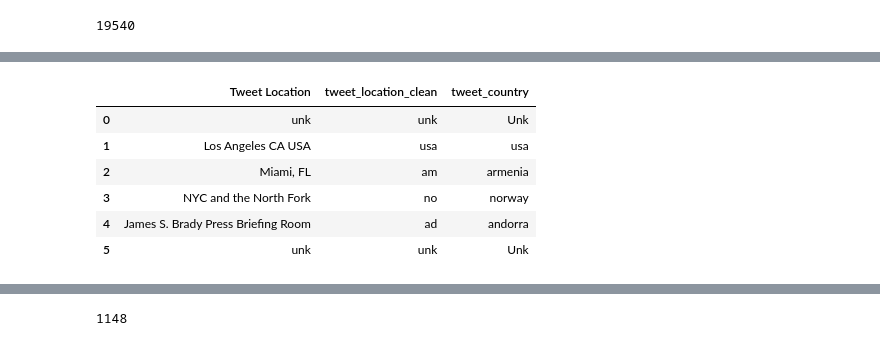
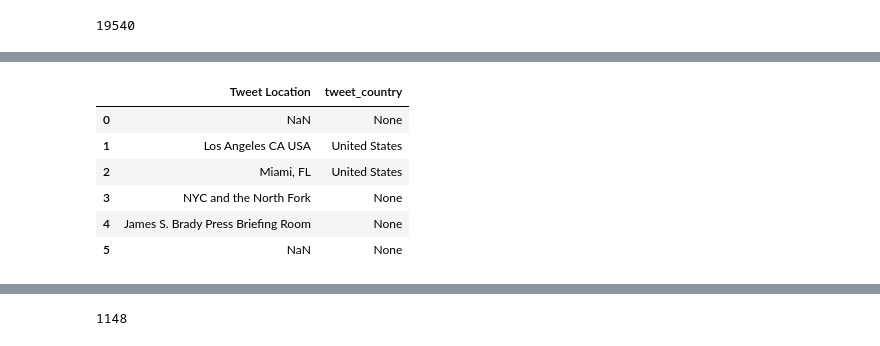
Before and after one commit to Andrea-Gauger/covid19-twitter-analysis, a Jupyter notebook: documents/01_eda_cleaning.ipynb, the cells around one changed output, grey strips where cells are left out. Cells and saved outputs as stored; diff of their text form; code cells hidden in the pictures.

Commit message:
country_correct

```diff
--- a/documents/01_eda_cleaning.ipynb
+++ b/documents/01_eda_cleaning.ipynb
@@ -473,3 +477,35 @@ def extraer_pais(texto):
+# %%
+# 4. Estados de EE.UU. (como antes)
+us_states = [
+    'alabama', 'alaska', 'arizona', 'arkansas', 'california', 'colorado', 'connecticut', 'delaware',
+    'florida', 'georgia', 'hawaii', 'idaho', 'illinois', 'indiana', 'iowa', 'kansas', 'kentucky',
+    'louisiana', 'maine', 'maryland', 'massachusetts', 'michigan', 'minnesota', 'mississippi',
+    'missouri', 'montana', 'nebraska', 'nevada', 'new hampshire', 'new jersey', 'new mexico',
+    'new york', 'north carolina', 'north dakota', 'ohio', 'oklahoma', 'oregon', 'pennsylvania',
+    'rhode island', 'south carolina', 'south dakota', 'tennessee', 'texas', 'utah', 'vermont',
+    'virginia', 'washington', 'west virginia', 'wisconsin', 'wyoming', "al", "ak", "az", "ar",
+    "ca", "co", "ct", "de", "fl", "ga", "hi", "id", "il", "in", "ia", "ks", "ky", "la", "me", "md",
+    "ma", "mi", "mn", "ms", "mo", "mt", "ne", "nv", "nh", "nj", "nm", "ny", "nc", "nd", "oh", "ok",
+    "or", "pa", "ri", "sc", "sd", "tn", "tx", "ut", "vt", "va", "wa", "wv", "wi", "wy"]
+# %%
+# Normalización
+def normalize_location(location):
+    if pd.isnull(location):
+        return None
+    location = location.lower()
+
+    # Prioridad 1: Estados de EE.UU.
+    for state in us_states:
+        if re.search(rf'\b{re.escape(state)}\b', location):
+            return "United States"
+
+    # Prioridad 2: Búsqueda en country_dict
+    for country, variants in country_dict.items():
+        for variant in variants:
+            if re.search(rf'\b{re.escape(variant)}\b', location):
+                return country
+
+    return None
 # %%
-# Aplicamos la función a la columna
-df_covid['tweet_location_clean'] = df_covid['Tweet Location'].apply(extraer_pais)
+# Aplicar al DataFrame
+df_covid['tweet_country'] = df_covid["Tweet Location"].apply(normalize_location)
@@ -509,13 +512,10 @@ country_map['other'] = 'Unk'
-# %%
-# Aplicar el mapeo a la columna 'tweet_location_clean' y guardar el resultado en una nueva columna 'tweet_country'
-df_covid['tweet_country'] = df_covid['tweet_location_clean'].str.lower().map(country_map)
 # %%
-df_covid[['Tweet Location', 'tweet_location_clean', 'tweet_country']].head(6)
+df_covid[['Tweet Location', 'tweet_country']].head(6)
 # %% [output]
-|  | Tweet Location | tweet_location_clean | tweet_country |
-| 0 | unk | unk | Unk |
-| 1 | Los Angeles CA USA | usa | usa |
-| 2 | Miami, FL | am | armenia |
-| 3 | NYC and the North Fork | no | norway |
-| 4 | James S. Brady Press Briefing Room | ad | andorra |
-| 5 | unk | unk | Unk |
+|  | Tweet Location | tweet_country |
+| 0 | NaN | None |
+| 1 | Los Angeles CA USA | United States |
+| 2 | Miami, FL | United States |
+| 3 | NYC and the North Fork | None |
+| 4 | James S. Brady Press Briefing Room | None |
+| 5 | NaN | None |
```
Also changed, not shown: parts of 24 cells of this notebook, 1 other file.
